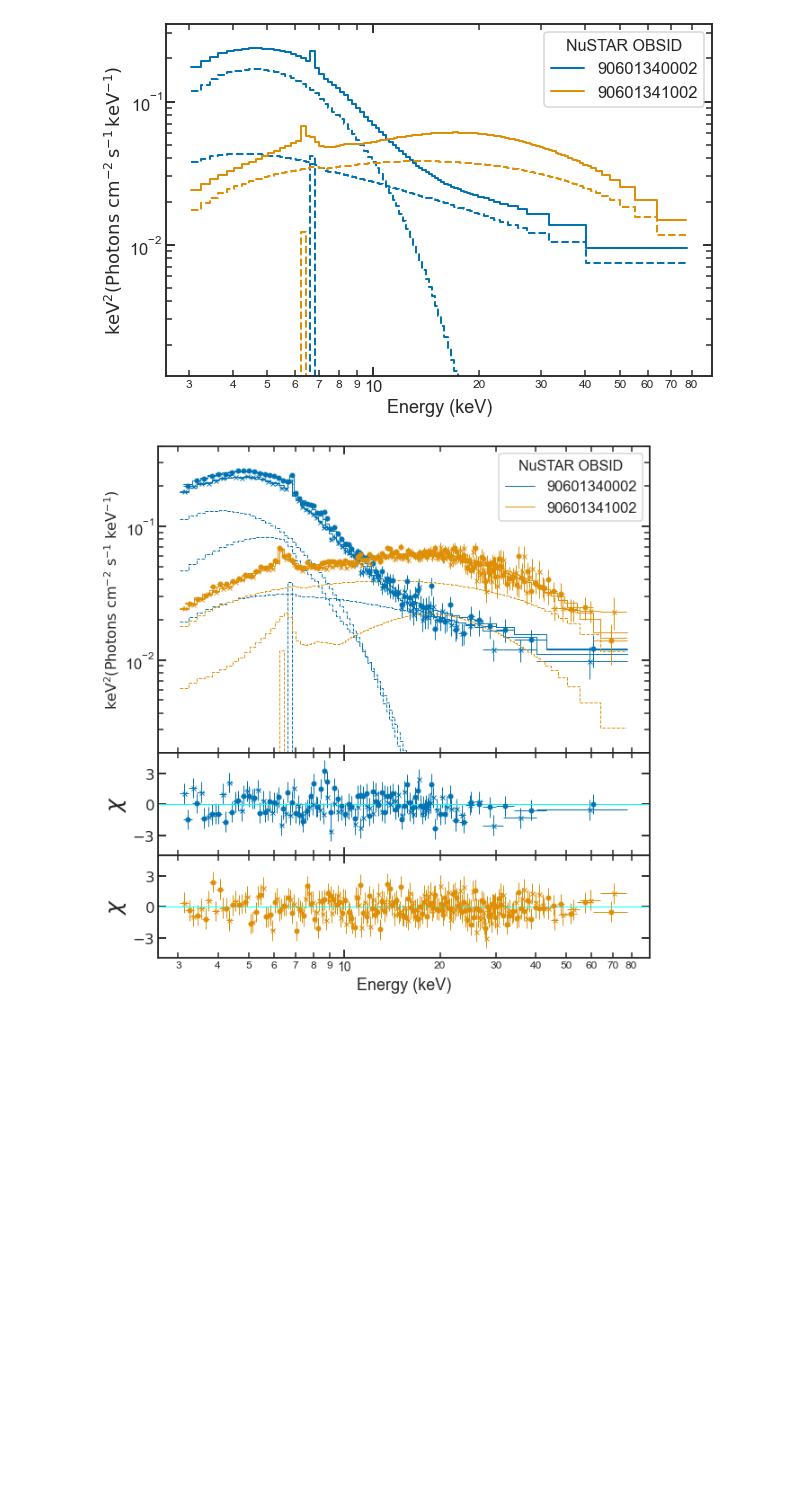
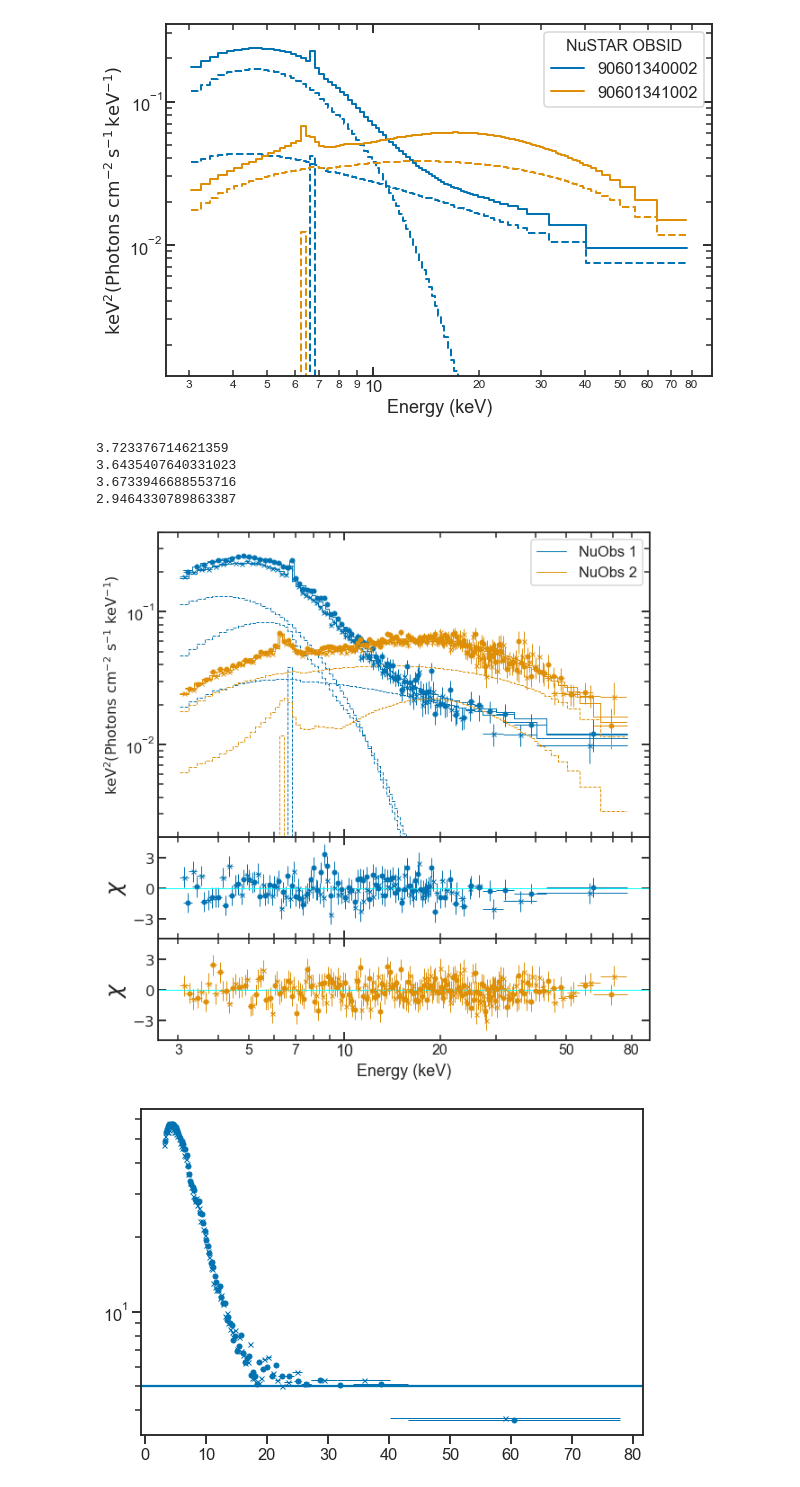
Before and after one commit to snpike/scripts, a Jupyter notebook: MAXI_J1848m015/Spectral_plotting.ipynb, the cells around one changed output. Drawn from its saved outputs; the diff is of its cells as text; code cells hidden in the pictures; blank space fills up the shorter version.

```diff
--- a/MAXI_J1848m015/Spectral_plotting.ipynb
+++ b/MAXI_J1848m015/Spectral_plotting.ipynb
@@ -242,7 +242,7 @@ ax1.errorbar(data_joint[1][0],data_joint[1][2], xerr=data_joint[1][1], yerr=data
              ls=ls, lw=lw, color='C0', marker='o', ms=ms)
 
 ax1.step(np.concatenate([data_joint[0][0]-data_joint[0][1], [data_joint[0][0][-1]+data_joint[0][1][-1]]]), \
-         np.concatenate([data_joint[0][4], [data_joint[0][4][-1]]]), where='post', color='C0', lw=lw, label='90601340002')
+         np.concatenate([data_joint[0][4], [data_joint[0][4][-1]]]), where='post', color='C0', lw=lw, label='NuObs 1')
 ax1.step(np.concatenate([data_joint[1][0]-data_joint[1][1], [data_joint[1][0][-1]+data_joint[1][1][-1]]]), \
          np.concatenate([data_joint[1][4], [data_joint[1][4][-1]]]), where='post', color='C0', lw=lw)
 
@@ -266,7 +266,7 @@ ax1.errorbar(data_joint[3][0],data_joint[3][2], xerr=data_joint[3][1], yerr=data
              ls=ls, lw=lw, color='C1', marker='o', ms=ms)
 
 ax1.step(np.concatenate([data_joint[2][0]-data_joint[2][1], [data_joint[2][0][-1]+data_joint[2][1][-1]]]), \
-         np.concatenate([data_joint[2][4], [data_joint[2][4][-1]]]), where='post', color='C1', lw=lw, label='90601341002')
+         np.concatenate([data_joint[2][4], [data_joint[2][4][-1]]]), where='post', color='C1', lw=lw, label='NuObs 2')
 ax1.step(np.concatenate([data_joint[3][0]-data_joint[3][1], [data_joint[3][0][-1]+data_joint[3][1][-1]]]), \
          np.concatenate([data_joint[3][4], [data_joint[3][4][-1]]]), where='post', color='C1', lw=lw)
 
@@ -294,7 +294,7 @@ ax3.errorbar(data_joint[3][0],(data_joint[3][2] - data_joint[3][4])/data_joint[3
 
 
 ax1.set_ylim(2e-3,0.4)
-ax1.legend(title='NuSTAR OBSID', title_fontsize=16)
+ax1.legend(title_fontsize=16)
 ax1.loglog()
 plt.xlabel('Energy (keV)')
 ax1.set_ylabel(r'$\mathrm{keV^{2}(Photons\ cm^{-2}\ s^{-1}\ keV^{-1})}$', fontsize=16)
@@ -305,33 +305,57 @@ ax2.axhline(0,color='cyan', lw=1.0)
 ax2.set_ylim(-5,5)
 
 ax3.set_ylabel(r'$\chi$', fontsize=25)
 ax3.axhline(0,color='cyan', lw=1.0)
 ax3.set_ylim(-5,5)
 
 # ax1.text(2.9, 2e-5, '(a)')
 # ax2.text(2.9, -4, '(b)')
 
 ax1.set_yticks(ticks= [1e-2, 1e-1], minor=False)
 # ax1.set_yticks(ticks= [], minor=True)
 
 ax2.set_yticks(ticks= [-3, 0, 3], minor=False)
 ax2.set_yticklabels(labels= [r'$-3$', r'$0$', r'$3$'], minor=False)
 
 ax3.set_yticks(ticks= [-3, 0, 3], minor=False)
 ax3.set_yticklabels(labels= [r'$-3$', r'$0$', r'$3$'], minor=False)
 
 ax3.set_xticks(ticks= [10], minor=False)
-ax3.set_xticklabels(labels= [10], minor=False, fontsize=14)
+ax3.set_xticklabels(labels= [10], minor=False, fontsize=18)
 
 ax3.set_xticks(ticks= [3, 4, 5, 6, 7, 8, 9, 20, 30, 40, 50, 60, 70, 80], minor=True)
-ax3.set_xticklabels(labels= [3, 4, 5, 6, 7, 8, 9, 20, 30, 40, 50, 60, 70, 80], minor=True, fontsize=12)
+ax3.set_xticklabels(labels= [3, '', 5, '', 7, '', '', 20, '', '', 50, '', '', 80], minor=True, fontsize=16)
 
 ax1.tick_params(axis='both',which='both', direction='in', bottom=True, top=True, left=True, right=True)
 ax2.tick_params(axis='both',which='both', direction='in', bottom=True, top=True, left=True, right=True)
 ax3.tick_params(axis='both',which='both', direction='in', bottom=True, top=True, left=True, right=True)
 
 plt.tight_layout()
 
 plt.savefig(fig_dir + 'spectra_and_models.pdf')
+
+
+plt.figure(figsize=(9,6))
+plt.errorbar(data_joint[0][0],data_joint[0][2]/data_joint[0][3], xerr=data_joint[0][1], ls=ls, lw=lw, color='C0', marker='x', ms=ms)
+plt.errorbar(data_joint[1][0],data_joint[1][2]/data_joint[1][3], xerr=data_joint[1][1], ls=ls, lw=lw, color='C0', marker='o', ms=ms)
+plt.yscale('log')
+plt.axhline(5)
+
+
+plt.figure(figsize=(9,6))
+plt.errorbar(data_joint[2][0],data_joint[2][2]/data_joint[2][3], xerr=data_joint[2][1], ls=ls, lw=lw, color='C0', marker='x', ms=ms)
+plt.errorbar(data_joint[3][0],data_joint[3][2]/data_joint[3][3], xerr=data_joint[3][1], ls=ls, lw=lw, color='C0', marker='o', ms=ms)
+plt.yscale('log')
+plt.axhline(5)
+
+print((data_joint[0][2]/data_joint[0][3])[-1])
+print((data_joint[1][2]/data_joint[1][3])[-1])
+print((data_joint[2][2]/data_joint[2][3])[-1])
+print((data_joint[3][2]/data_joint[3][3])[-1])
 # %% [output]
+3.723376714621359
+3.6435407640331023
+3.6733946688553716
+2.9464330789863387
-[figure, old version]
+[figure, new version]
+[figure, added]
```
Also changed, not shown: parts of 2 cells of this notebook, 11 other files.
